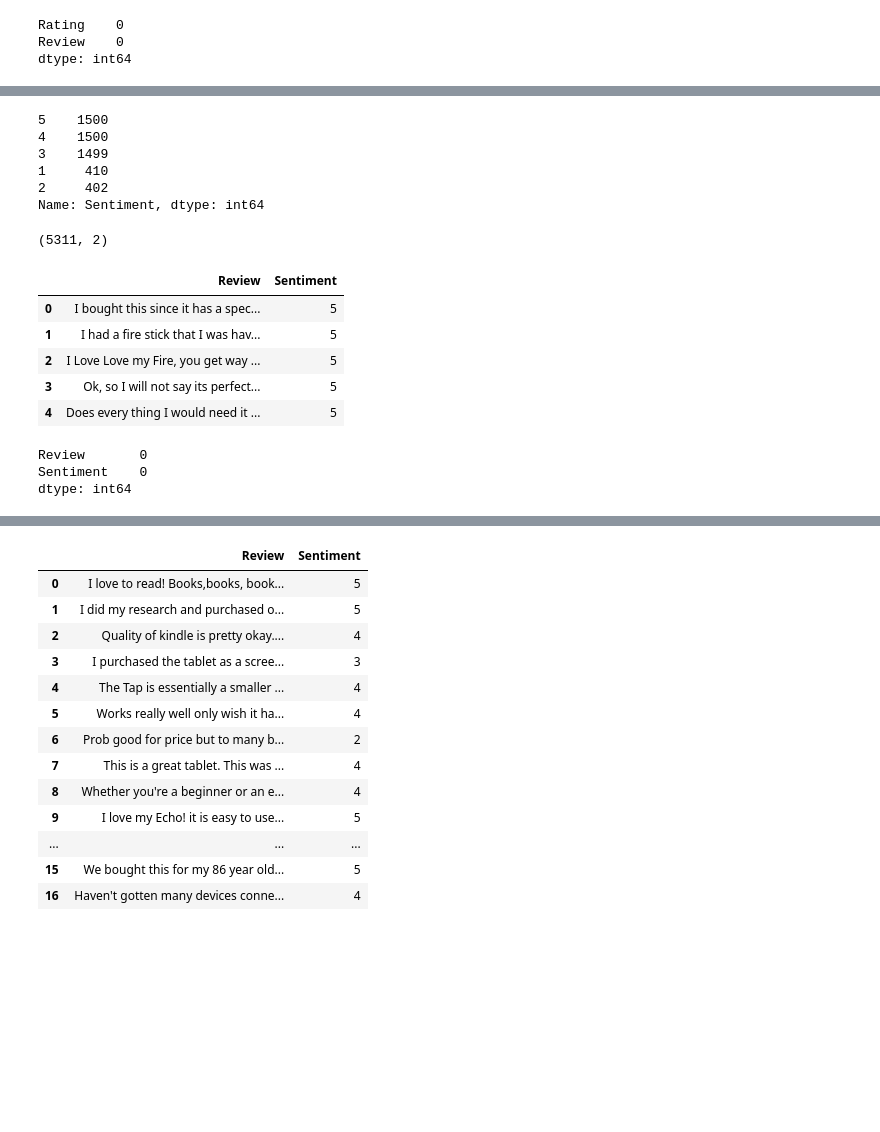
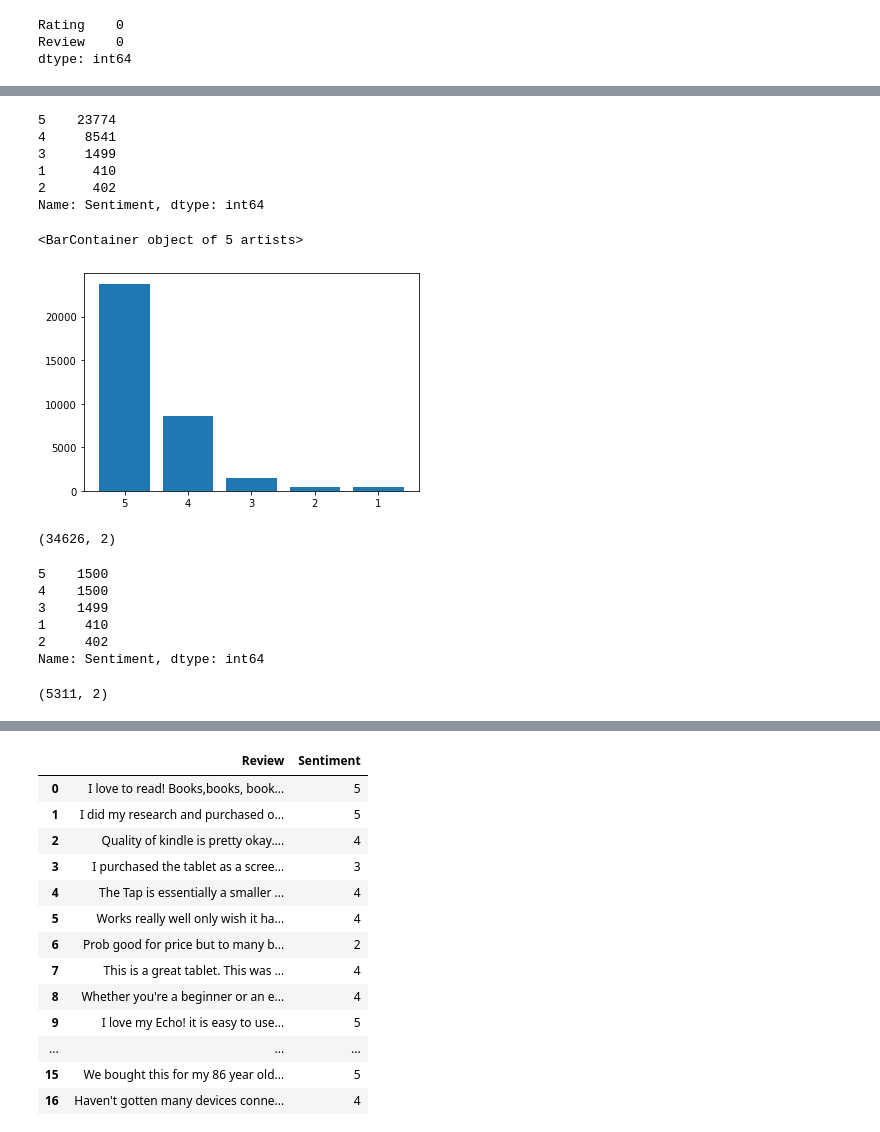
Before and after one commit to SriSoms/Practicum1, a Jupyter notebook: RatingPrediction.ipynb, the cells around one changed output, grey strips where cells are left out. Cells and saved outputs as stored; diff of their text form; code cells hidden in the pictures; blank space fills up the shorter version.

```diff
--- a/RatingPrediction.ipynb
+++ b/RatingPrediction.ipynb
@@ -91,3 +82,24 @@ reviews_df.shape
+# %%
+# Check how many rows/data for each review type
+reviews_df['Sentiment'].value_counts()
+# %% [output]
+5    23774
+4     8541
+3     1499
+1      410
+2      402
+Name: Sentiment, dtype: int64
+# %%
+import matplotlib.pyplot as plt
+plt.bar(np.array(['5', '4', '3', '2', '1']), np.array([23774,8541,1499,410,402]))
+# %% [output]
+<BarContainer object of 5 artists>
+[figure, added]
+# %%
+#Shape to see number of columns and rows
+reviews_df.shape
+# %% [output]
+(34626, 2)
 # %%
 from sklearn.utils import resample
 
@@ -132,18 +140,3 @@ reviews_df.shape
 2     402
 Name: Sentiment, dtype: int64
 (5311, 2)
-# %%
-reviews_df.head()
-# %% [output]
-|  | Review | Sentiment |
-| 0 | I bought this since it has a spec... | 5 |
-| 1 | I had a fire stick that I was hav... | 5 |
-| 2 | I Love Love my Fire, you get way ... | 5 |
-| 3 | Ok, so I will not say its perfect... | 5 |
-| 4 | Does every thing I would need it ... | 5 |
-# %%
-reviews_df.isnull().sum()
-# %% [output]
-Review       0
-Sentiment    0
-dtype: int64
```
Also changed, not shown: parts of 37 cells of this notebook.
